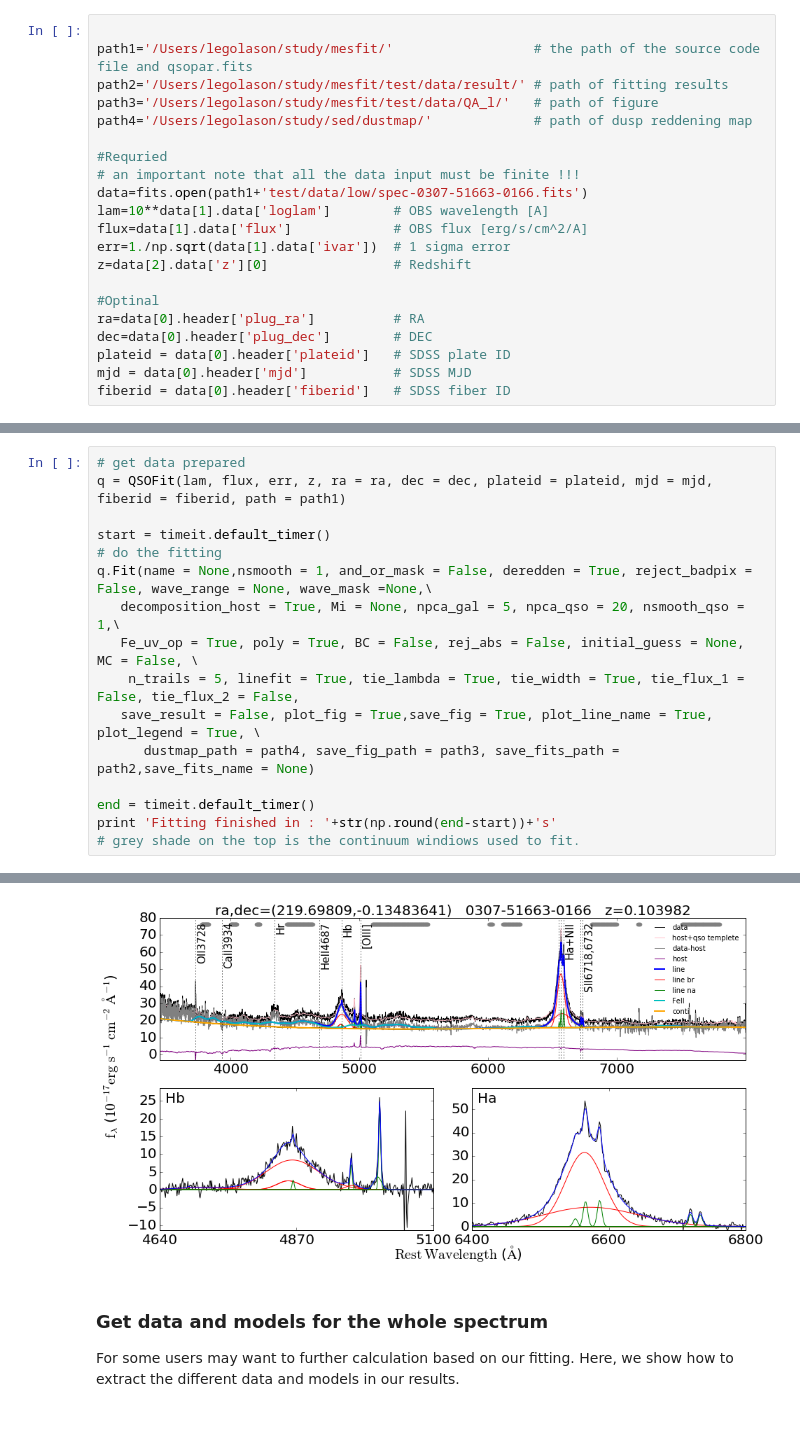
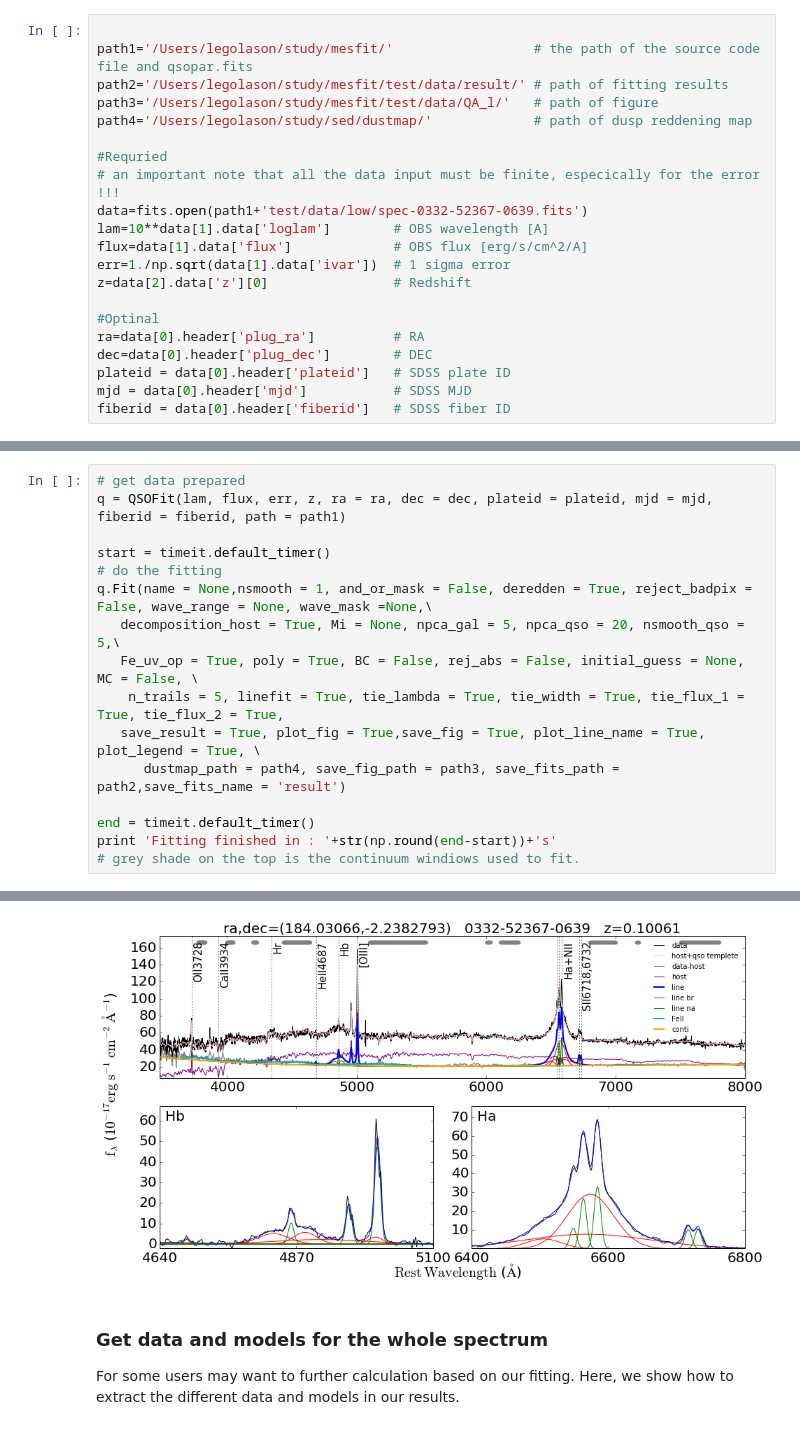
Before and after one commit to legolason/PyQSOFit, a Jupyter notebook: example.ipynb, the cells around one changed output, grey strips where cells are left out. Saved outputs shown, nothing was run; the diff lists cells and outputs as text.

```diff
--- a/example.ipynb
+++ b/example.ipynb
@@ -146,8 +151,8 @@ path3='/Users/legolason/study/mesfit/test/data/QA_l/'   # path of figure
 path4='/Users/legolason/study/sed/dustmap/'             # path of dusp reddening map
 
 #Requried
-# an important note that all the data input must be finite !!!
-data=fits.open(path1+'test/data/low/spec-0307-51663-0166.fits')
+# an important note that all the data input must be finite, especically for the error !!!
+data=fits.open(path1+'test/data/low/spec-0332-52367-0639.fits')
 lam=10**data[1].data['loglam']        # OBS wavelength [A]
 flux=data[1].data['flux']             # OBS flux [erg/s/cm^2/A]
 err=1./np.sqrt(data[1].data['ivar'])  # 1 sigma error
@@ -169,11 +174,11 @@ q = QSOFit(lam, flux, err, z, ra = ra, dec = dec, plateid = plateid, mjd = mjd,
 start = timeit.default_timer()
 # do the fitting
 q.Fit(name = None,nsmooth = 1, and_or_mask = False, deredden = True, reject_badpix = False, wave_range = None, wave_mask =None,\
-   decomposition_host = True, Mi = None, npca_gal = 5, npca_qso = 20, nsmooth_qso = 1,\
+   decomposition_host = True, Mi = None, npca_gal = 5, npca_qso = 20, nsmooth_qso = 5,\
    Fe_uv_op = True, poly = True, BC = False, rej_abs = False, initial_guess = None, MC = False, \
-    n_trails = 5, linefit = True, tie_lambda = True, tie_width = True, tie_flux_1 = False, tie_flux_2 = False,
-   save_result = False, plot_fig = True,save_fig = True, plot_line_name = True, plot_legend = True, \
-      dustmap_path = path4, save_fig_path = path3, save_fits_path = path2,save_fits_name = None)
+    n_trails = 5, linefit = True, tie_lambda = True, tie_width = True, tie_flux_1 = True, tie_flux_2 = True,
+   save_result = True, plot_fig = True,save_fig = True, plot_line_name = True, plot_legend = True, \
+      dustmap_path = path4, save_fig_path = path3, save_fits_path = path2,save_fits_name = 'result')
 
 end = timeit.default_timer()
 print 'Fitting finished in : '+str(np.round(end-start))+'s'
@@ -183,4 +188,4 @@ Fitting finished in : 8.0s
-[figure, old version]
+[figure, new version]
 # %% [markdown]
 ### Get data and models for the whole spectrum
 For some users may want to further calculation based on our fitting. Here, we show how to extract the different data and models in our results.
```
Also changed, not shown: parts of 10 cells of this notebook, 1 other file.
